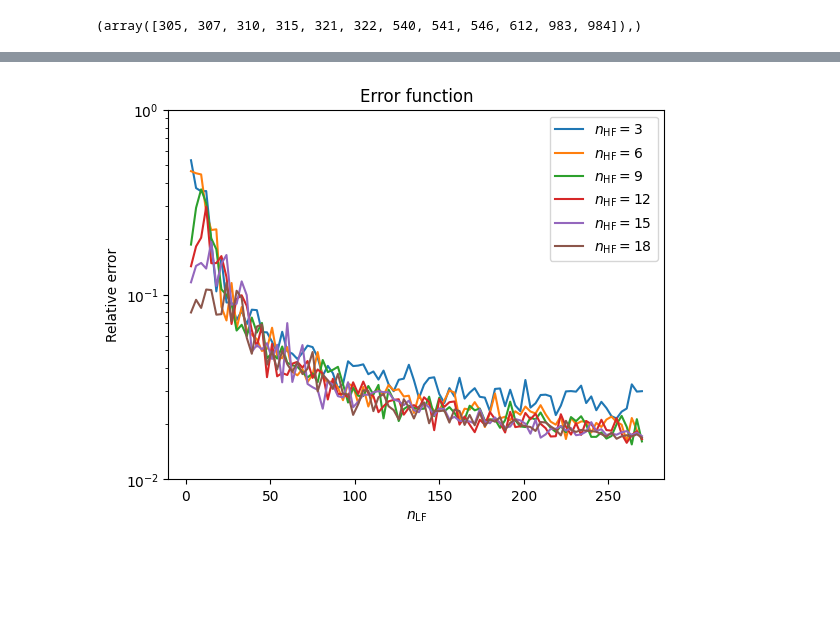
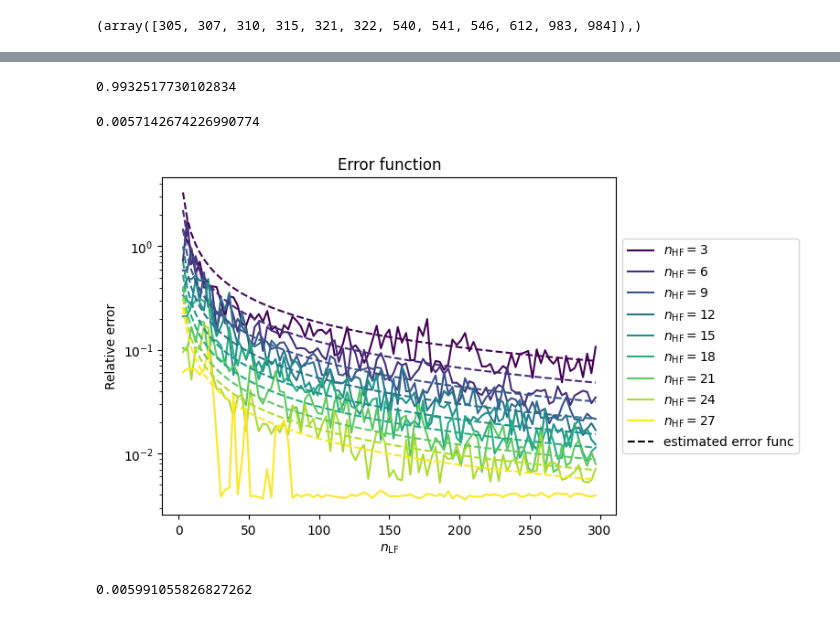
Before and after one commit to astro-YYH/GokuEmu, a Jupyter notebook: error_function/plot_error_func.ipynb, the cells around one changed output, grey strips where cells are left out. Cells and saved outputs as stored; diff of their text form; code cells hidden in the pictures; blank space fills up the shorter version.

Commit message:
error func and optimal

```diff
--- a/error_function/plot_error_func.ipynb
+++ b/error_function/plot_error_func.ipynb
@@ -15,7 +15,7 @@ Formatted time: 10:08 PM
 # %%
 # read
 # n_LF, n_HF, rel_error = np.loadtxt('error_function_11P_MF-Box.txt', unpack=True, usecols=(0,1,2))
-n_LF, n_HF, rel_error = np.loadtxt('error_function.txt', unpack=True, usecols=(0,1,2))
+n_LF, n_HF, rel_error = np.loadtxt('error_function_goku_pre_frontera.txt', unpack=True, usecols=(0,1,2))
 # %%
 rel_error.shape
 # %% [output]
@@ -40,8 +40,8 @@ def grid_error(n_LF, n_HF, rel_error, n_LF_max = 270, n_HF_max = 9, len_slice =
     grid_error = grid_error/n_sample
     return grid_error
 # %%
-n_LF_max = 270
-n_HF_max = 18
+n_LF_max = 297
+n_HF_max = 27
 len_slice = 3
 
 y = np.linspace(len_slice, n_LF_max, n_LF_max//len_slice)  # Replace with your desired range and resolution
@@ -181,13 +191,50 @@ array([[ 3.,  6.,  9., 12., 15., 18.],
+# %%
+# define the error function
+def error_function(n_LF, n_HF):
+    eta = 9.998
+    rho = 35.864
+    beta_L = 0.834
+    beta_H = 1.935
+    alpha_2 = 30.125
+    beta_H2 = 6.722
+    alpha_1 = 41.238
+
+    sigma_lg_Phi = 0.223   # standard deviation of the log of the error function
+    # return 10**(np.log10(eta) + np.log10((rho / (n_LF**(beta_L) * n_HF**(beta_H)) + (1 - rho) / (alpha + n_HF**(beta_H2)))))
+    lg_Phi = np.log10(eta) + np.log10((rho / (n_LF**(beta_L) * (n_HF**(beta_H) + alpha_1)) + 1 / (alpha_2 + n_HF**(beta_H2))))
+
+    mode_Phi = 10**lg_Phi * np.exp(-sigma_lg_Phi**2 * (np.log(10))**2)
+    mean_Phi = 10**lg_Phi * np.exp(1/2 * (sigma_lg_Phi * np.log(10))**2)
+    median_Phi = 10**lg_Phi
+    return mean_Phi
+# %%
+np.log(2.7)
+# %% [output]
+0.9932517730102834
+# %%
+error_function(551,20)
+# %% [output]
+0.0057142674226990774
 # %%
+# distinct colors
+colors = plt.cm.viridis(np.linspace(0, 1, len(X[0])))
+
 # plot the error function as curves
 for i in range(len(X[0])):
-    plt.plot(Y[:,0], Z[:, i], label=r'$n_\mathrm{HF}=$' + str(int(X[0, i])))
-plt.legend()
+    plt.plot(Y[:,0], Z[:, i], color=colors[i],label=r'$n_\mathrm{HF}=$' + str(int(X[0, i])))
+# plot the error function as curves for different n_HF
+for i in range(len(X[0])):
+    plt.plot(Y[:,0], error_function(Y[:,0], X[0,i]), '--', color=colors[i])
+
+plt.plot([],[], 'k--', label='estimated error func')
+# adjust the legend location to outside the plot
+plt.legend(loc='center left', bbox_to_anchor=(1, 0.5))
+# plt.legend()
 plt.yscale('log')
-plt.ylim(1e-2, 1)
+# plt.ylim(1e-3, 2)
 plt.xlabel(r'$n_\mathrm{LF}$')
 plt.ylabel('Relative error')
 plt.title('Error function')
 plt.show()
 # %% [output]
-[figure, old version]
+[figure, new version]
@@ -193,0 +252,4 @@ plt.show()
+# %%
+error_function_pro(270, 37)
+# %% [output]
+0.005991055826827262
```
Also changed, not shown: parts of 13 cells of this notebook, 4 other files.
